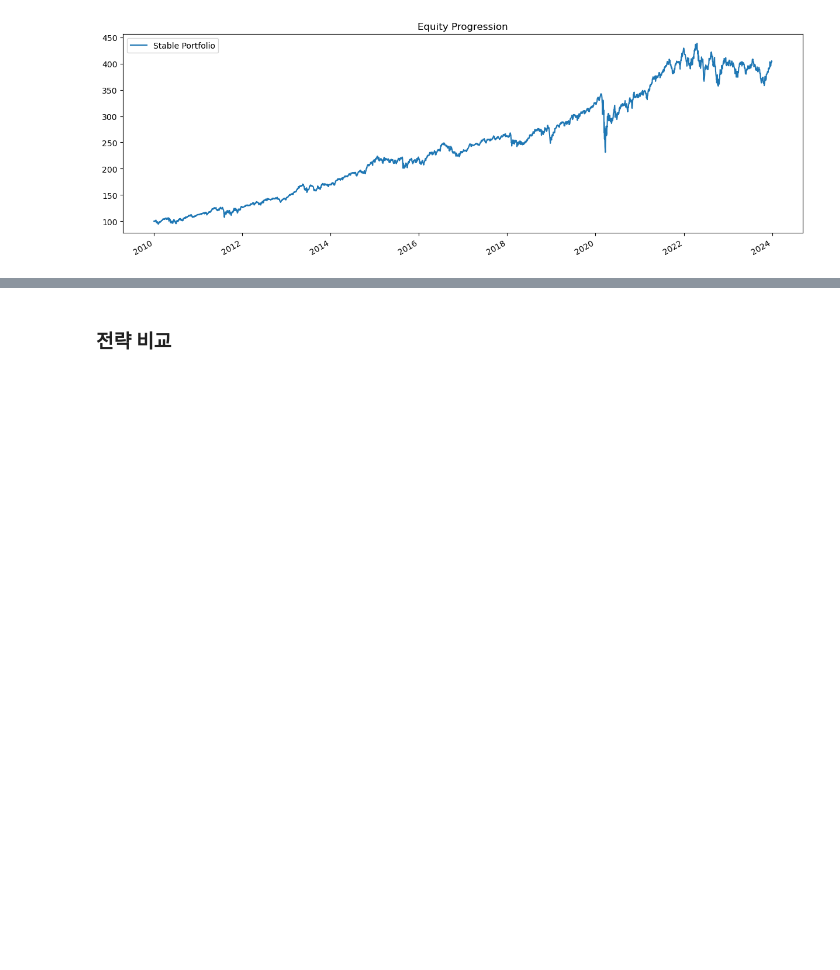
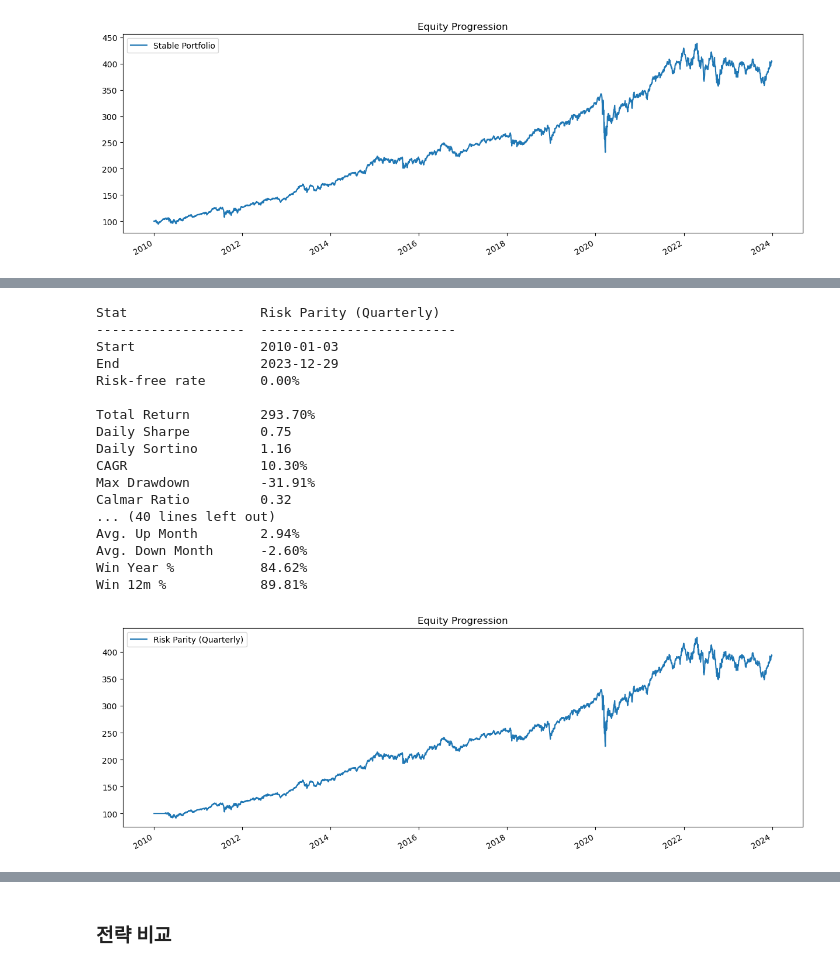
Before and after one commit to Finlandlaundry/Finlandlaundry, a Jupyter notebook: 백테스팅.ipynb, the cells around one changed output, grey strips where cells are left out. Saved outputs shown, nothing was run; the diff lists cells and outputs as text; code cells hidden in the pictures; blank space fills up the shorter version.

```diff
--- a/백테스팅.ipynb
+++ b/백테스팅.ipynb
@@ -94,0 +146,38 @@ Win 12m %            87.26%
+# %%
+# Risk Parity 전략 정의 - 분기별 리밸런싱
+strategy_quarterly = bt.Strategy(
+    'Risk Parity (Quarterly)',
+    [
+        bt.algos.RunQuarterly(),        # 분기별 리밸런싱 실행
+        bt.algos.SelectAll(),           # 모든 자산 선택
+        RiskParityWeights(),            # 위험 균등 가중치
+        bt.algos.Rebalance()            # 리밸런싱 실행
+    ]
+)
+
+# 백테스트 실행
+backtest_quarterly = bt.Backtest(strategy_quarterly, df)
+result_quarterly = bt.run(backtest_quarterly)
+
+# 결과 출력
+result_quarterly.plot()
+result_quarterly.display()
+# %% [output]
+Stat                 Risk Parity (Quarterly)
+-------------------  -------------------------
+Start                2010-01-03
+End                  2023-12-29
+Risk-free rate       0.00%
+
+Total Return         293.70%
+Daily Sharpe         0.75
+Daily Sortino        1.16
+CAGR                 10.30%
+Max Drawdown         -31.91%
+Calmar Ratio         0.32
+... (40 lines left out)
+Avg. Up Month        2.94%
+Avg. Down Month      -2.60%
+Win Year %           84.62%
+Win 12m %            89.81%
+[figure, added]
```
Also changed, not shown: parts of 17 cells of this notebook.
